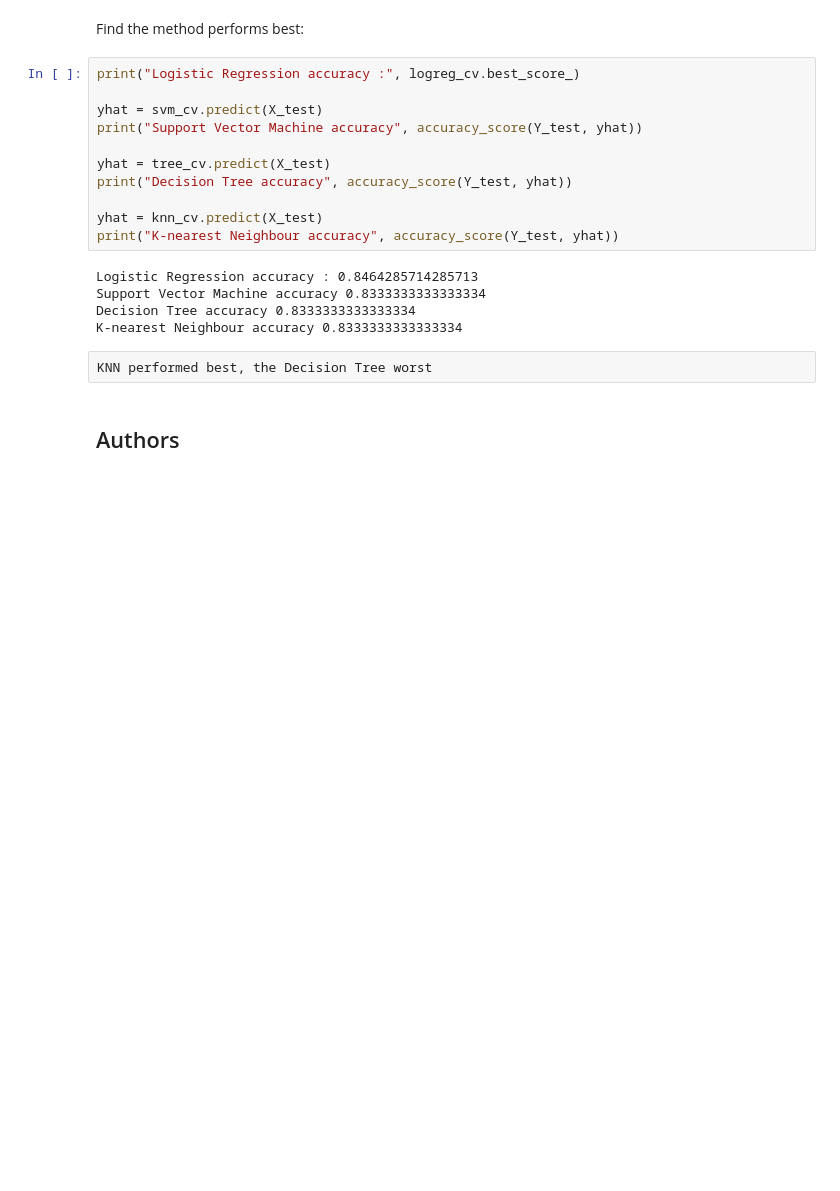
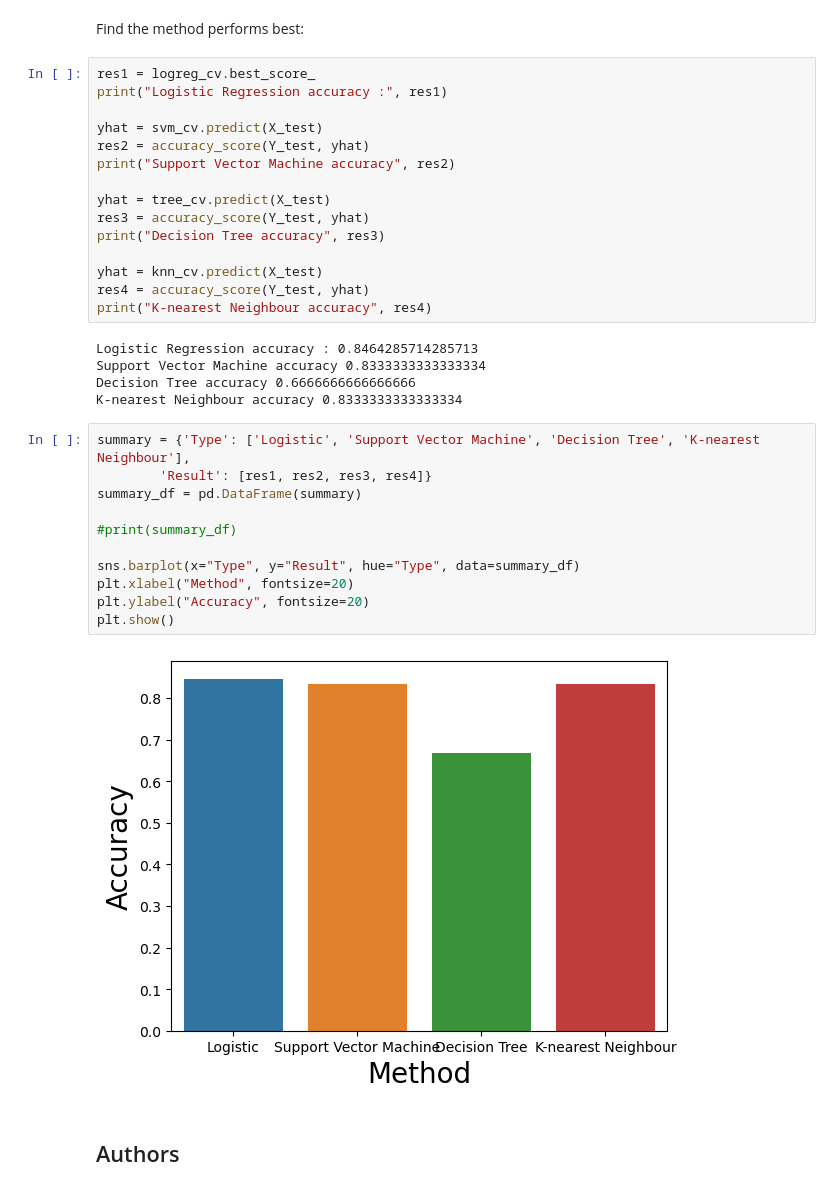
Before and after one commit to dennis-panchenko/capstone-project, a Jupyter notebook: 08_SpaceX-Machine-Learning-Prediction-Part-5-v1.ipynb, the cells around one changed output. Cells and saved outputs as stored; diff of their text form; blank space fills up the shorter version.

```diff
--- a/08_SpaceX-Machine-Learning-Prediction-Part-5-v1.ipynb
+++ b/08_SpaceX-Machine-Learning-Prediction-Part-5-v1.ipynb
@@ -386,23 +386,38 @@ plot_confusion_matrix(Y_test,yhat)
 # %% [markdown]
 Find the method performs best:
 # %%
-print("Logistic Regression accuracy :", logreg_cv.best_score_)
+res1 = logreg_cv.best_score_
+print("Logistic Regression accuracy :", res1)
 
 yhat = svm_cv.predict(X_test)
-print("Support Vector Machine accuracy", accuracy_score(Y_test, yhat))
+res2 = accuracy_score(Y_test, yhat)
+print("Support Vector Machine accuracy", res2)
 
 yhat = tree_cv.predict(X_test)
-print("Decision Tree accuracy", accuracy_score(Y_test, yhat))
+res3 = accuracy_score(Y_test, yhat)
+print("Decision Tree accuracy", res3)
 
 yhat = knn_cv.predict(X_test)
-print("K-nearest Neighbour accuracy", accuracy_score(Y_test, yhat))
+res4 = accuracy_score(Y_test, yhat)
+print("K-nearest Neighbour accuracy", res4)
 # %% [output]
 Logistic Regression accuracy : 0.8464285714285713
 Support Vector Machine accuracy 0.8333333333333334
-Decision Tree accuracy 0.8333333333333334
+Decision Tree accuracy 0.6666666666666666
 K-nearest Neighbour accuracy 0.8333333333333334
-# %% [raw]
-KNN performed best, the Decision Tree worst
+# %%
+summary = {'Type': ['Logistic', 'Support Vector Machine', 'Decision Tree', 'K-nearest Neighbour'],
+        'Result': [res1, res2, res3, res4]}
+summary_df = pd.DataFrame(summary)
+
+#print(summary_df)
+
+sns.barplot(x="Type", y="Result", hue="Type", data=summary_df)
+plt.xlabel("Method", fontsize=20)
+plt.ylabel("Accuracy", fontsize=20)
+plt.show()
+# %% [output]
+[figure, added]
 # %% [markdown]
 ## Authors
 # %% [markdown]
```
Also changed, not shown: parts of 4 cells of this notebook, 2 other files.
